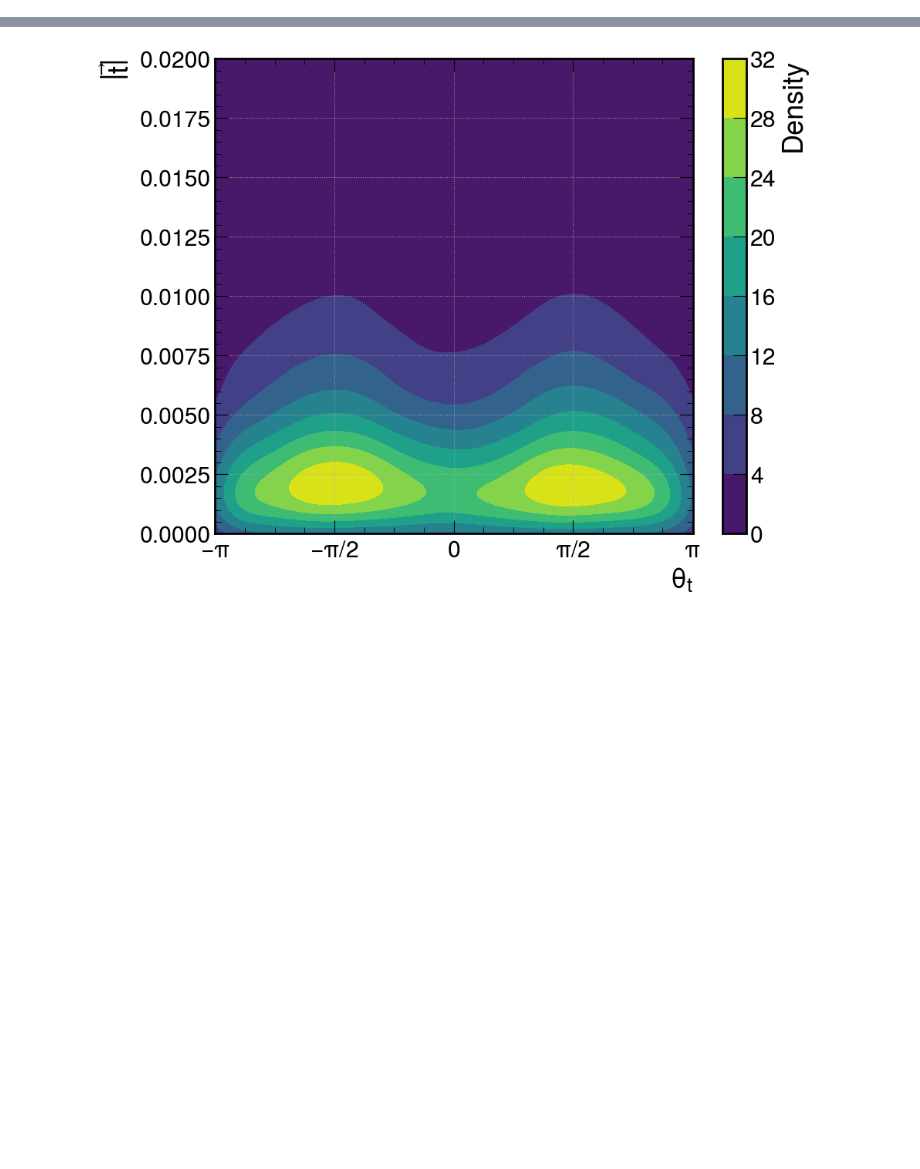
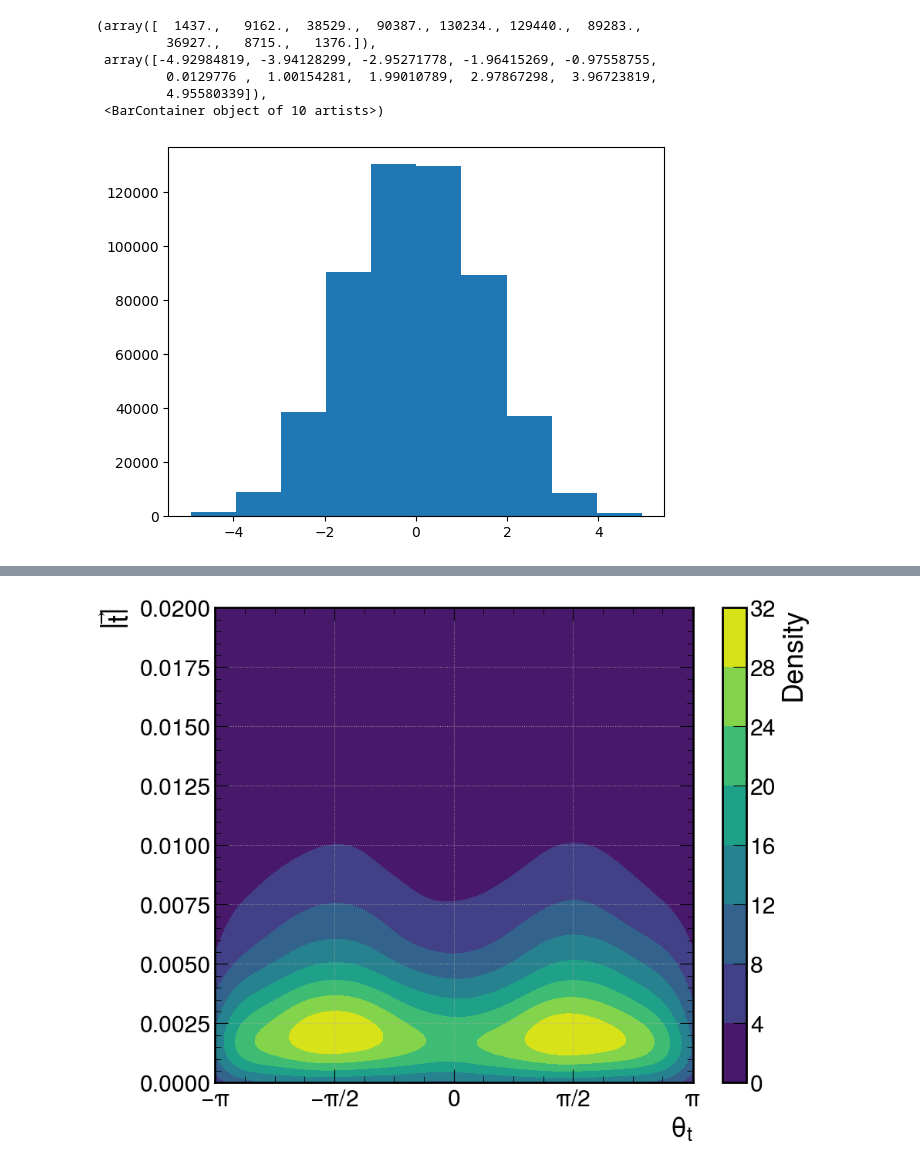
Before and after one commit to els285/SummerProjects24, a Jupyter notebook: Callum/ColorFlow_ttbar/ethan_attempt_at_jetpull.ipynb, the cells around one changed output, grey strips where cells are left out. Cells and saved outputs as stored; diff of their text form; code cells hidden in the pictures; blank space fills up the shorter version.

```diff
--- a/Callum/ColorFlow_ttbar/ethan_attempt_at_jetpull.ipynb
+++ b/Callum/ColorFlow_ttbar/ethan_attempt_at_jetpull.ipynb
@@ -13,4 +13,16 @@ path = "SummerProjects24/Samples/combined_delphes_output.root:Delphes"
 tree = uproot.open(path)
+# %%
+eta=ak.flatten(tree["Jet/Jet.Eta"].array(library="ak"))
+# %%
+plt.hist(eta)
+# %% [output]
+(array([  1437.,   9162.,  38529.,  90387., 130234., 129440.,  89283.,
+         36927.,   8715.,   1376.]),
+ array([-4.92984819, -3.94128299, -2.95271778, -1.96415269, -0.97558755,
+         0.0129776 ,  1.00154281,  1.99010789,  2.97867298,  3.96723819,
+         4.95580339]),
+ <BarContainer object of 10 artists>)
+[figure, added]
 # %%
 jet_pt=tree["Jet/Jet.PT"].array()
 jet_eta=tree["Jet/Jet.Eta"].array()
```
Also changed, not shown: parts of 12 cells of this notebook.
